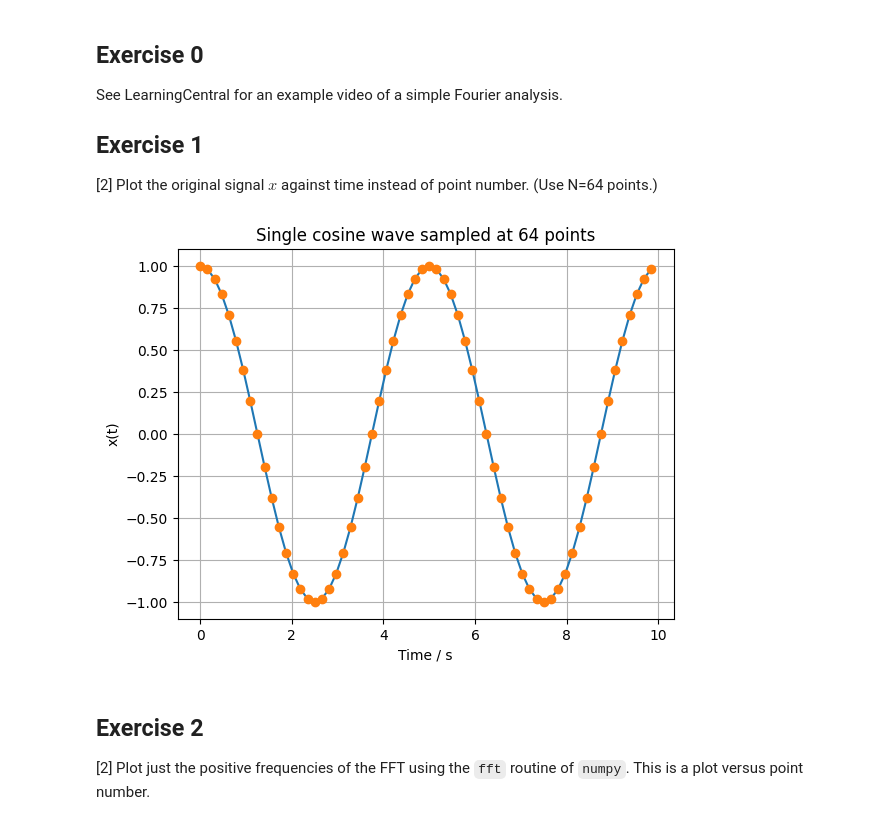
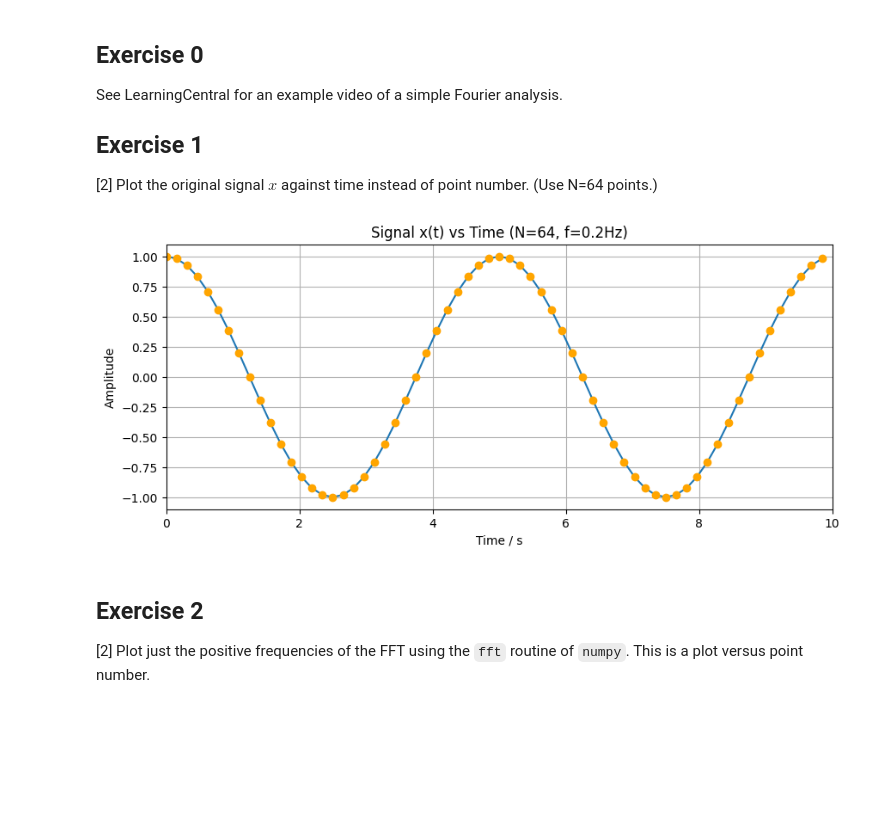
Before and after one commit to PX2145-2025/week-10-b-Ridge-Ewan-313, a Jupyter notebook: FFT.ipynb, the cells around one changed output. Saved outputs shown, nothing was run; the diff lists cells and outputs as text; code cells hidden in the pictures; blank space fills up the shorter version.

```diff
--- a/FFT.ipynb
+++ b/FFT.ipynb
@@ -301,27 +301,25 @@ See LearningCentral for an example video of a simple Fourier analysis.
 ## Exercise 1
 [2] Plot the original signal $x$ against time instead of point number. (Use N=64 points.)
 # %%
-N = 64
-# time length
-tau = 10.0
-t = np.linspace(0, tau, N, endpoint=False) # creates N points to cover tau seconds, fits periodically with tau
+N = 64     # number of points
+tau = 10.0 # time duration
+f = 0.2    # frequency in Hz
 
-# frequency in Hz
-f = 0.2
-# create x array, amplitude 1.0
+# create time array and signal
+t = np.linspace(0, tau, N, endpoint=False)
 x = np.cos(2*np.pi*f*t)
-plt.plot(t, x)
-plt.plot(t, x, 'o') # show as points and line
 
 # show graph
-plt.title(f'Single cosine wave sampled at {N} points')
+plt.figure(figsize=(10,4))
+plt.plot(t, x, 'o-', mec='orange', mfc='orange') # show as points and line
+plt.title(f'Signal x(t) vs Time (N={N}, f={f}Hz)')
 plt.xlabel('Time / s')
-plt.ylabel('x(t)')
+plt.ylabel('Amplitude')
+plt.xlim(0, tau)
 plt.grid()
-
 plt.show()
 # %% [output]
-[figure, old version]
+[figure, new version]
 # %% [markdown]
 
 ## Exercise 2
```
Also changed, not shown: parts of 7 cells of this notebook.
